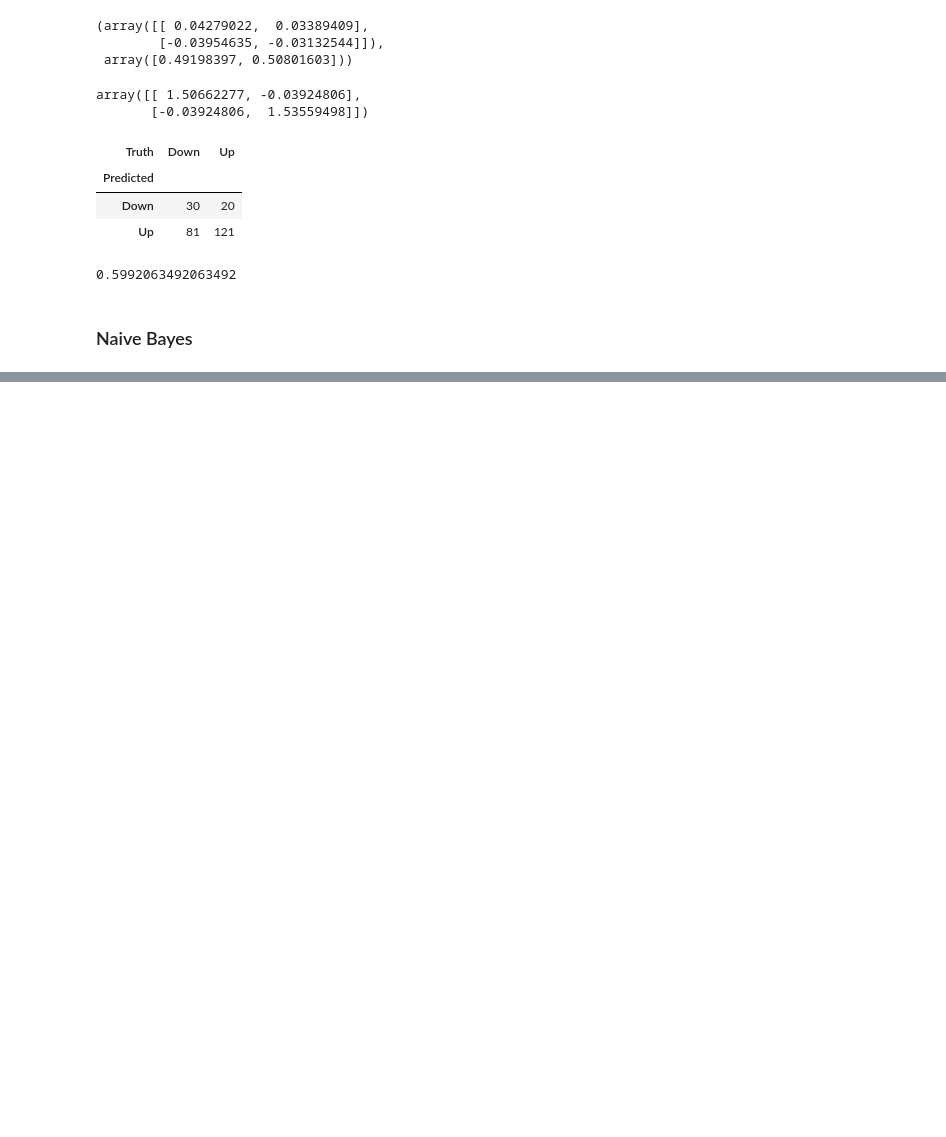
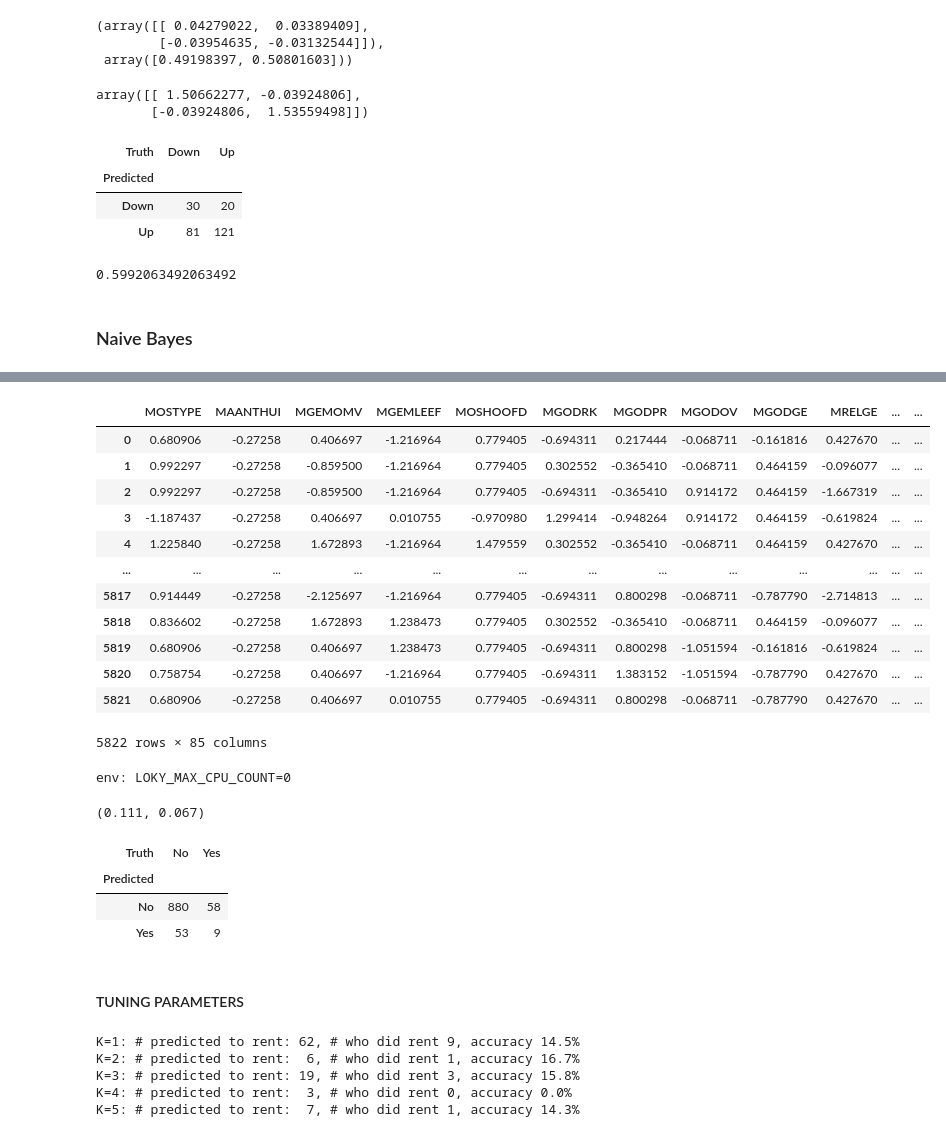
Before and after one commit to GabriCala25/statistical_learning_exercises, a Jupyter notebook: 4_7_classification.ipynb, the cells around one changed output, grey strips where cells are left out. Saved outputs shown, nothing was run; the diff lists cells and outputs as text; code cells hidden in the pictures; blank space fills up the shorter version.

```diff
--- a/4_7_classification.ipynb
+++ b/4_7_classification.ipynb
@@ -280,0 +370,16 @@ np.mean(qda_pred == L_test)
+# %%
+# our features will include all columns except Purchase
+feature_df = Caravan.drop(columns=['Purchase'])
+# %%
+# KNN predicts based on distance, so there's the need to standardize variables, in order to avoid inappropriate predictions
+# A nice function is StandardScaler();
+# with_mean indicates whether or not we should subtract the mean
+# with_std indicates whether or not we should scale the columns to have std of 1
+# copy = true states we'll always copy data instead of trying to do calculations
+scaler = StandardScaler(with_mean=True, with_std=True, copy=True)
+# %%
+scaler.fit(feature_df)
+X_std = scaler.transform(feature_df)
+# %%
+feature_std = pd.DataFrame(X_std, columns=feature_df.columns);
+feature_std.std()
@@ -280,0 +399,16 @@ np.mean(qda_pred == L_test)
+# %%
+feature_std
+# %% [output]
+|  | MOSTYPE | MAANTHUI | MGEMOMV | MGEMLEEF | MOSHOOFD | MGODRK | MGODPR | MGODOV | MGODGE | MRELGE | ... | ... |
+| 0 | 0.680906 | -0.27258 | 0.406697 | -1.216964 | 0.779405 | -0.694311 | 0.217444 | -0.068711 | -0.161816 | 0.427670 | ... | ... |
+| 1 | 0.992297 | -0.27258 | -0.859500 | -1.216964 | 0.779405 | 0.302552 | -0.365410 | -0.068711 | 0.464159 | -0.096077 | ... | ... |
+| 2 | 0.992297 | -0.27258 | -0.859500 | -1.216964 | 0.779405 | -0.694311 | -0.365410 | 0.914172 | 0.464159 | -1.667319 | ... | ... |
+| 3 | -1.187437 | -0.27258 | 0.406697 | 0.010755 | -0.970980 | 1.299414 | -0.948264 | 0.914172 | 0.464159 | -0.619824 | ... | ... |
+| 4 | 1.225840 | -0.27258 | 1.672893 | -1.216964 | 1.479559 | 0.302552 | -0.365410 | -0.068711 | 0.464159 | 0.427670 | ... | ... |
+| ... | ... | ... | ... | ... | ... | ... | ... | ... | ... | ... | ... | ... |
+| 5817 | 0.914449 | -0.27258 | -2.125697 | -1.216964 | 0.779405 | -0.694311 | 0.800298 | -0.068711 | -0.787790 | -2.714813 | ... | ... |
+| 5818 | 0.836602 | -0.27258 | 1.672893 | 1.238473 | 0.779405 | 0.302552 | -0.365410 | -0.068711 | 0.464159 | -0.096077 | ... | ... |
+| 5819 | 0.680906 | -0.27258 | 0.406697 | 1.238473 | 0.779405 | -0.694311 | 0.800298 | -1.051594 | -0.161816 | -0.619824 | ... | ... |
+| 5820 | 0.758754 | -0.27258 | 0.406697 | -1.216964 | 0.779405 | -0.694311 | 1.383152 | -1.051594 | -0.787790 | 0.427670 | ... | ... |
+| 5821 | 0.680906 | -0.27258 | 0.406697 | 0.010755 | 0.779405 | -0.694311 | 0.800298 | -0.068711 | -0.787790 | 0.427670 | ... | ... |
+5822 rows × 85 columns
@@ -280,0 +418,36 @@ np.mean(qda_pred == L_test)
+# %%
+#Set max_loky to avoid warnings
+%env LOKY_MAX_CPU_COUNT=0
+# We fit the model using K = 1
+
+knn1 = KNeighborsClassifier(n_neighbors=1)
+knn1_pred = knn1.fit(X_train, y_train).predict(X_test)
+np.mean(y_test != knn1_pred), np.mean(y_test != "No")
+# %% [output]
+env: LOKY_MAX_CPU_COUNT=0
+(0.111, 0.067)
+# %%
+confusion_table(knn1_pred, y_test)
+# %% [output]
+| Truth | No | Yes |
+| Predicted |  |  |
+| No | 880 | 58 |
+| Yes | 53 | 9 |
+# %% [markdown]
+#### TUNING PARAMETERS
+# %%
+# We can tune the hyperparameters using a for loop or some optimization algorithm
+for K in range(1,6):
+    knn = KNeighborsClassifier(n_neighbors=K)
+    knn_pred = knn.fit(X_train, y_train).predict(X_test)
+    C = confusion_table(knn_pred, y_test)
+    templ = ('K={0:d}: # predicted to rent: {1:>2},' + ' # who did rent {2:d}, accuracy {3:.1%}')
+    pred = C.loc['Yes'].sum()
+    did_rent = C.loc['Yes','Yes']
+    print(templ.format(K, pred, did_rent, did_rent / pred))
+# %% [output]
+K=1: # predicted to rent: 62, # who did rent 9, accuracy 14.5%
+K=2: # predicted to rent:  6, # who did rent 1, accuracy 16.7%
+K=3: # predicted to rent: 19, # who did rent 3, accuracy 15.8%
+K=4: # predicted to rent:  3, # who did rent 0, accuracy 0.0%
+K=5: # predicted to rent:  7, # who did rent 1, accuracy 14.3%
```
Also changed, not shown: parts of 19 cells of this notebook.
